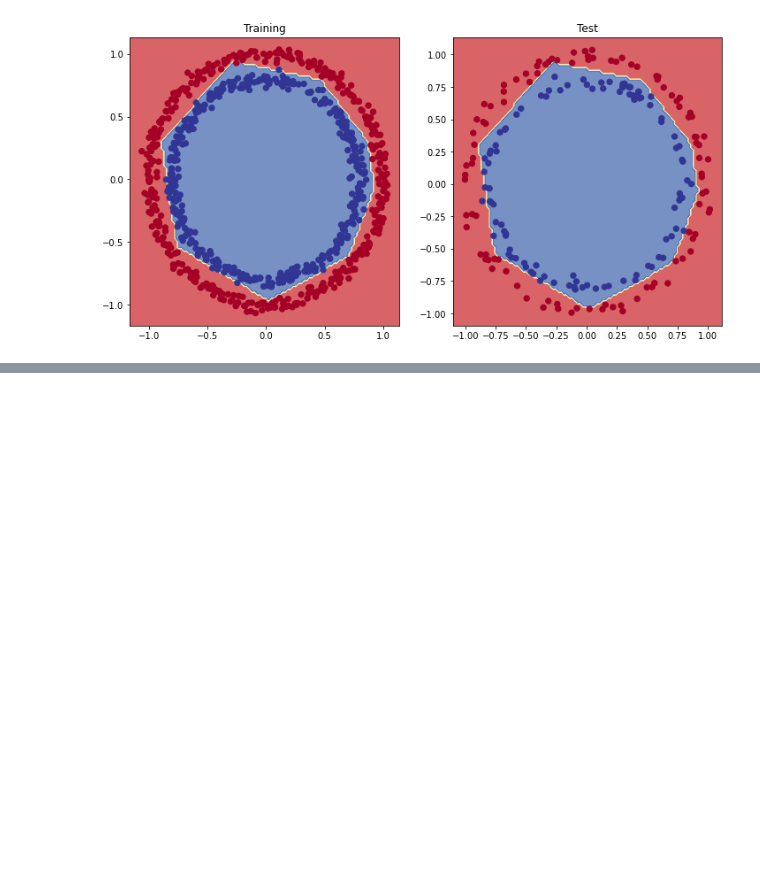
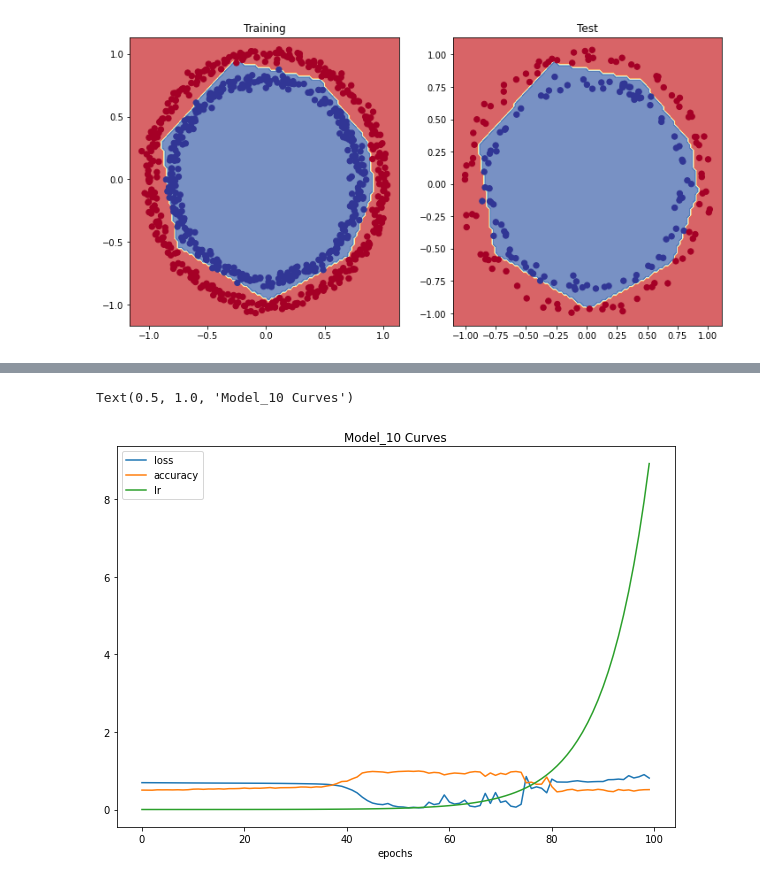
Before and after one commit to srikant-ai/Deep_Learning_TensorFlow, a Jupyter notebook: Nueral_Network_Classification_using_TensorFlow.ipynb, the cells around one changed output, grey strips where cells are left out. Saved outputs shown, nothing was run; the diff lists cells and outputs as text; code cells hidden in the pictures; blank space fills up the shorter version.

```diff
--- a/Nueral_Network_Classification_using_TensorFlow.ipynb
+++ b/Nueral_Network_Classification_using_TensorFlow.ipynb
@@ -499,0 +516,20 @@ Binary Classification
+# %%
+# set random seed
+tf.random.set_seed(42)
+
+#1. Create the Model using the Sequential API
+model_10 = tf.keras.Sequential([
+          tf.keras.layers.Dense(4, activation=tf.keras.activations.relu),
+          tf.keras.layers.Dense(4, activation=tf.keras.activations.relu),
+          tf.keras.layers.Dense(1, activation=tf.keras.activations.sigmoid)
+          ])
+#2. Compile the Model
+model_10.compile(loss=tf.keras.losses.binary_crossentropy,
+                optimizer=tf.keras.optimizers.Adam(learning_rate=0.01),
+                metrics=["accuracy"])
+
+# create a learning rate callback
+lr_scheduler = tf.keras.callbacks.LearningRateScheduler(lambda epoch : 1e-4 * 10 **(epoch/20))
+
+#3. Fit the Model
+history=model_10.fit(X_train,y_train,epochs=100,verbose=0,callbacks=[lr_scheduler])
@@ -499,0 +541,7 @@ Binary Classification
+# %%
+# Plot the loss and accuracy curves
+pd.DataFrame(history.history).plot(figsize=(10,7),xlabel="epochs")
+plt.title('Model_10 Curves')
+# %% [output]
+Text(0.5, 1.0, 'Model_10 Curves')
+[figure, added]
```
Also changed, not shown: parts of 15 cells of this notebook.
